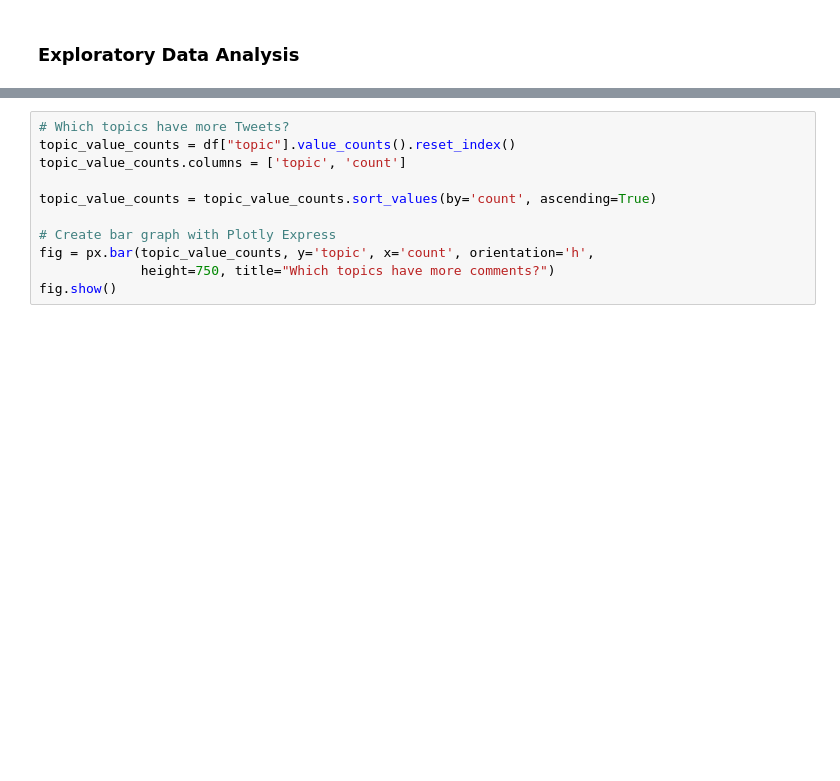
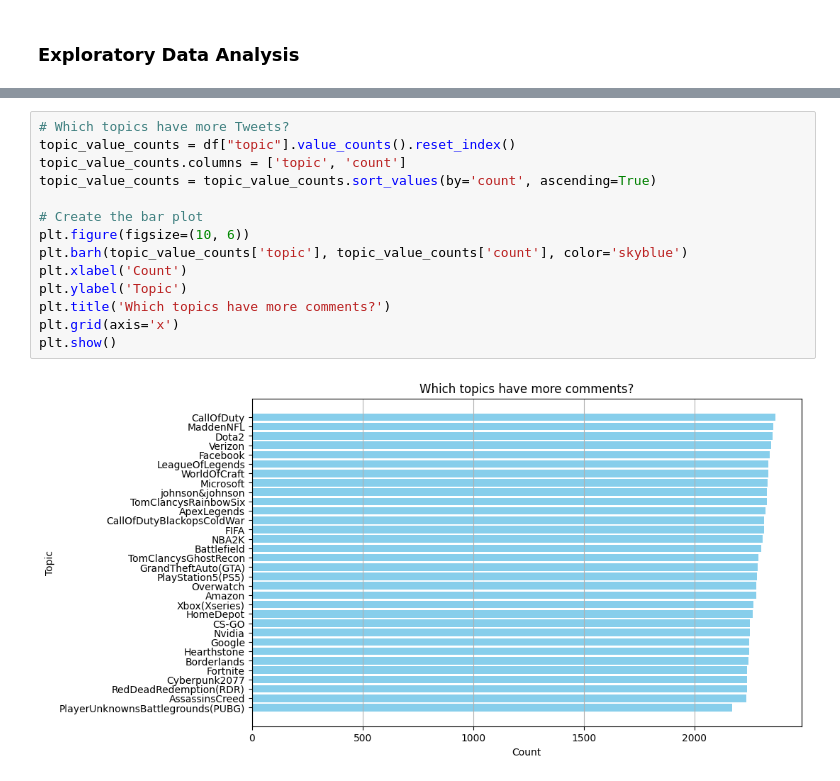
Before and after one commit to matchi-1/Twitter-Sentiment-Analysis, a Jupyter notebook: notebooks/TwitterSentimentAnalysis.ipynb, the cells around one changed output, grey strips where cells are left out. Drawn from its saved outputs; the diff is of its cells as text; blank space fills up the shorter version.

```diff
--- a/notebooks/TwitterSentimentAnalysis.ipynb
+++ b/notebooks/TwitterSentimentAnalysis.ipynb
@@ -226,12 +224,17 @@ generate_word_cloud(negative_text, 'Negative Sentiment')
 # %%
 # Which topics have more Tweets?
 topic_value_counts = df["topic"].value_counts().reset_index()
 topic_value_counts.columns = ['topic', 'count']
-
 topic_value_counts = topic_value_counts.sort_values(by='count', ascending=True)
 
-# Create bar graph with Plotly Express
-fig = px.bar(topic_value_counts, y='topic', x='count', orientation='h',
-             height=750, title="Which topics have more comments?")
-fig.show()
+# Create the bar plot
+plt.figure(figsize=(10, 6))
+plt.barh(topic_value_counts['topic'], topic_value_counts['count'], color='skyblue')
+plt.xlabel('Count')
+plt.ylabel('Topic')
+plt.title('Which topics have more comments?')
+plt.grid(axis='x')
+plt.show()
+# %% [output]
+[figure, added]
 # %%
```
Also changed, not shown: parts of 3 cells of this notebook.
